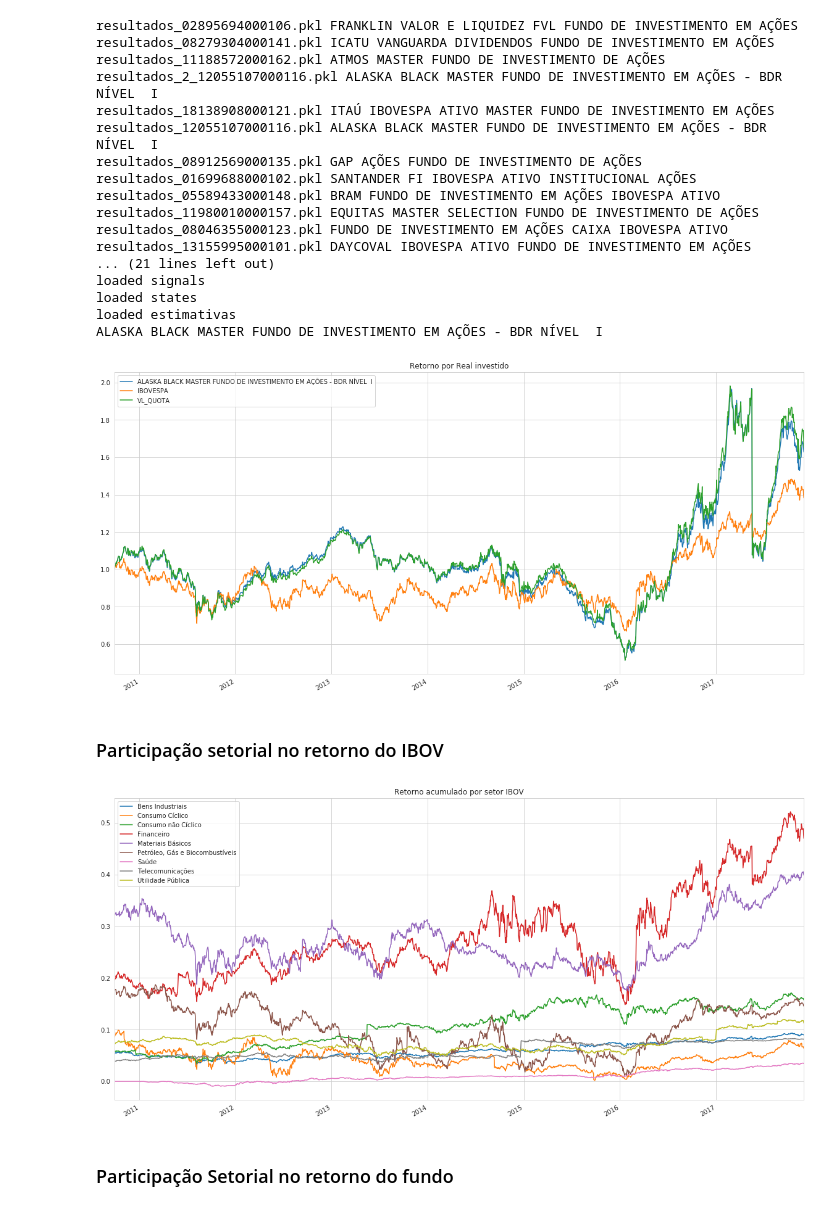
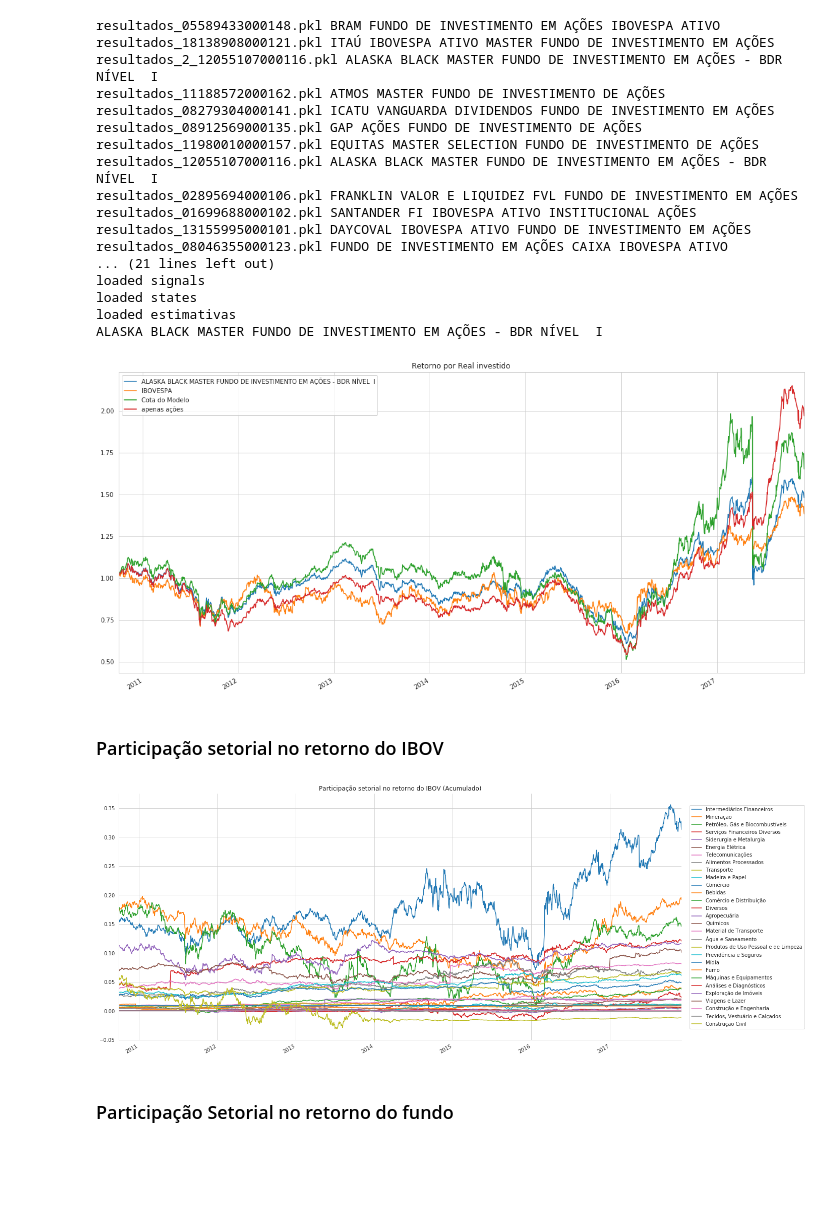
Before and after one commit to PablocFonseca/kalman_portfolio, a Jupyter notebook: 0 - Resultados .ipynb, the cells around one changed output. Cells and saved outputs as stored; diff of their text form; code cells hidden in the pictures; blank space fills up the shorter version.

```diff
--- a/0 - Resultados .ipynb
+++ b/0 - Resultados .ipynb
@@ -13,7 +13,7 @@ for f in set([f[:-4] for f in os.listdir() if f.startswith('resultados_')]):
         except:
             pass
 
-file = 'resultados_12055107000116.pkl'
+file = 'resultados_2_12055107000116.pkl'
 print("***********************")
 with shelve.open(file) as db:
     for k in list(db.keys()):
@@ -27,29 +27,29 @@ ibov = pd.read_csv(file, sep=';', encoding='latin=1', parse_dates=['RptDt'])
 ibov['stock_value'] = ibov['ThrlQty'] * ibov['LastPric']
 ibov['stock_weight'] = ibov['stock_value'].div(ibov.groupby('RptDt')['stock_value'].transform('sum'))
 # %% [output]
+resultados_05589433000148.pkl BRAM FUNDO DE INVESTIMENTO EM AÇÕES IBOVESPA ATIVO
+resultados_18138908000121.pkl ITAÚ IBOVESPA ATIVO MASTER FUNDO DE INVESTIMENTO EM AÇÕES
+resultados_2_12055107000116.pkl ALASKA BLACK MASTER FUNDO DE INVESTIMENTO EM AÇÕES - BDR NÍVEL  I
+resultados_11188572000162.pkl ATMOS MASTER FUNDO DE INVESTIMENTO DE AÇÕES
+resultados_08279304000141.pkl ICATU VANGUARDA DIVIDENDOS FUNDO DE INVESTIMENTO EM AÇÕES
+resultados_08912569000135.pkl GAP AÇÕES FUNDO DE INVESTIMENTO DE AÇÕES
+resultados_11980010000157.pkl EQUITAS MASTER SELECTION FUNDO DE INVESTIMENTO DE AÇÕES
+resultados_12055107000116.pkl ALASKA BLACK MASTER FUNDO DE INVESTIMENTO EM AÇÕES - BDR NÍVEL  I
 resultados_02895694000106.pkl FRANKLIN VALOR E LIQUIDEZ FVL FUNDO DE INVESTIMENTO EM AÇÕES
-resultados_08279304000141.pkl ICATU VANGUARDA DIVIDENDOS FUNDO DE INVESTIMENTO EM AÇÕES
-resultados_11188572000162.pkl ATMOS MASTER FUNDO DE INVESTIMENTO DE AÇÕES
-resultados_2_12055107000116.pkl ALASKA BLACK MASTER FUNDO DE INVESTIMENTO EM AÇÕES - BDR NÍVEL  I
-resultados_18138908000121.pkl ITAÚ IBOVESPA ATIVO MASTER FUNDO DE INVESTIMENTO EM AÇÕES
-resultados_12055107000116.pkl ALASKA BLACK MASTER FUNDO DE INVESTIMENTO EM AÇÕES - BDR NÍVEL  I
-resultados_08912569000135.pkl GAP AÇÕES FUNDO DE INVESTIMENTO DE AÇÕES
 resultados_01699688000102.pkl SANTANDER FI IBOVESPA ATIVO INSTITUCIONAL AÇÕES
-resultados_05589433000148.pkl BRAM FUNDO DE INVESTIMENTO EM AÇÕES IBOVESPA ATIVO
-resultados_11980010000157.pkl EQUITAS MASTER SELECTION FUNDO DE INVESTIMENTO DE AÇÕES
+resultados_13155995000101.pkl DAYCOVAL IBOVESPA ATIVO FUNDO DE INVESTIMENTO EM AÇÕES
 resultados_08046355000123.pkl FUNDO DE INVESTIMENTO EM AÇÕES CAIXA IBOVESPA ATIVO
-resultados_13155995000101.pkl DAYCOVAL IBOVESPA ATIVO FUNDO DE INVESTIMENTO EM AÇÕES
 ... (21 lines left out)
 loaded signals
 loaded states
 loaded estimativas
 ALASKA BLACK MASTER FUNDO DE INVESTIMENTO EM AÇÕES - BDR NÍVEL  I
 # %%
-classes = pd.read_excel("classificao_acoes.xlsx", encoding='latin1')
+classes = pd.read_excel("Copy of classificao_acoes.xlsx", encoding='latin1')
 classes.columns = ['SETOR', 'SUBSETOR',
                    'SEGMENTO', 'EMPRESA', 'CODIGO', 'SEGMENTO.1']
 classes.sort_values('SETOR', inplace=True)
-classes_acoes = dict(classes[['CODIGO', 'SETOR']].apply(lambda s: s.str.strip()).values)
+classes_acoes = dict(classes[['CODIGO', 'SUBSETOR']].apply(lambda s: s.str.strip()).values)
 
 lastPric = ibov.pivot_table(index='RptDt', columns='TckrSymb', values='LastPric')
 thrlQty = ibov.pivot_table(index='RptDt', columns='TckrSymb', values='ThrlQty')
@@ -59,6 +59,8 @@ stockPrtcptnPct = ibov.pivot_table(index='RptDt', columns='TckrSymb', values='st
 pesos_ibov = ecncVal.div(ecncVal.sum(1),axis=0).loc[:'2017']
 retornos_ibov = lastPric.pct_change().mask(lastPric.isna()).loc[:'2017']
 
+estimativas_pesos_acoes = estimativas.reindex(columns=retornos_acoes_empresa).div( estimativas.reindex(columns=retornos_acoes_empresa).sum(1), axis=0)
+
 pesos_estimados = estimativas.groupby(lambda c: classes_acoes.get(c,'Outros Ativos'), axis=1).sum()
 
 retornos_fundos_ponderados = estimativas.mul(signals)
@@ -66,23 +70,26 @@ retornos_ibov_ponderados = retornos_ibov.mul(pesos_ibov).reindex(index=retornos_
 # %%
 ax = retornos_fundos_ponderados.sum(1).add(1).cumprod().plot(label=nome_fundo, figsize=(20,10))
 retornos_ibov_ponderados.sum(1).add(1).cumprod().plot(label='IBOVESPA', ax=ax)
-measurements.add(1).cumprod().plot(ax=ax)
+measurements.add(1).cumprod().plot(ax=ax, label='Cota do Modelo')
+retornos_fundos_acoes.sum(1).add(1).cumprod().plot(label='apenas ações', ax=ax)
 ax.legend()
 plt.title('Retorno por Real investido');
 # %% [output]
-[figure, old version]
+[figure, new version]
 # %% [markdown]
 ### Participação setorial no retorno do IBOV
 # %%
 start = ecncVal.div(ecncVal.sum(1),axis=0).groupby(lambda c: classes_acoes.get(c[:4]), axis=1).sum().iloc[0]
 ix = retornos_ibov_ponderados.groupby(lambda c: classes_acoes.get(c[:4]), axis=1).sum()
 ix.iloc[0] = start
+order = ix.add(1).cumprod().sub(1).iloc[-1].sort_values(ascending=False).index
 #ax = ix.add(1).cumprod().sub(1).sum(1).plot( color='black', label='IBOV', alpha=.8, secondary_y=False, lw=1)
-ax = ix.add(1).cumprod().sub(1).plot(figsize=(20,10))
-ax.legend()
-plt.title('Retorno acumulado por setor IBOV');
+ax = ix.reindex(columns=order).add(1).cumprod().sub(1).plot(figsize=(20,10))
+plt.title('Participação setorial no retorno do IBOV (Acumulado)');
+ax.legend(loc='center left', bbox_to_anchor=(1.01, 0.5))
+sns.despine()
 # %% [output]
-[figure, old version]
+[figure, new version]
 # %% [markdown]
 ### Participação Setorial no retorno do fundo
 # %%
```
Also changed, not shown: parts of 25 cells of this notebook, 3 other files.
